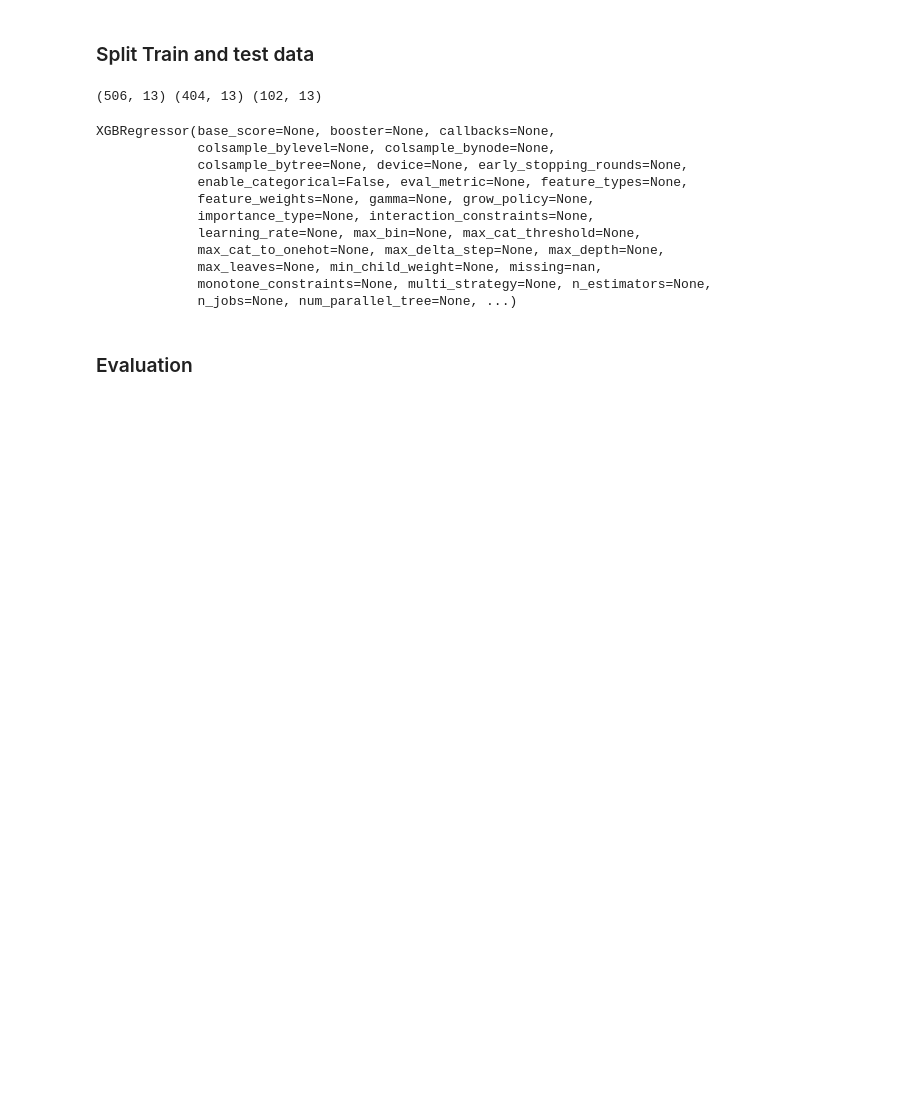
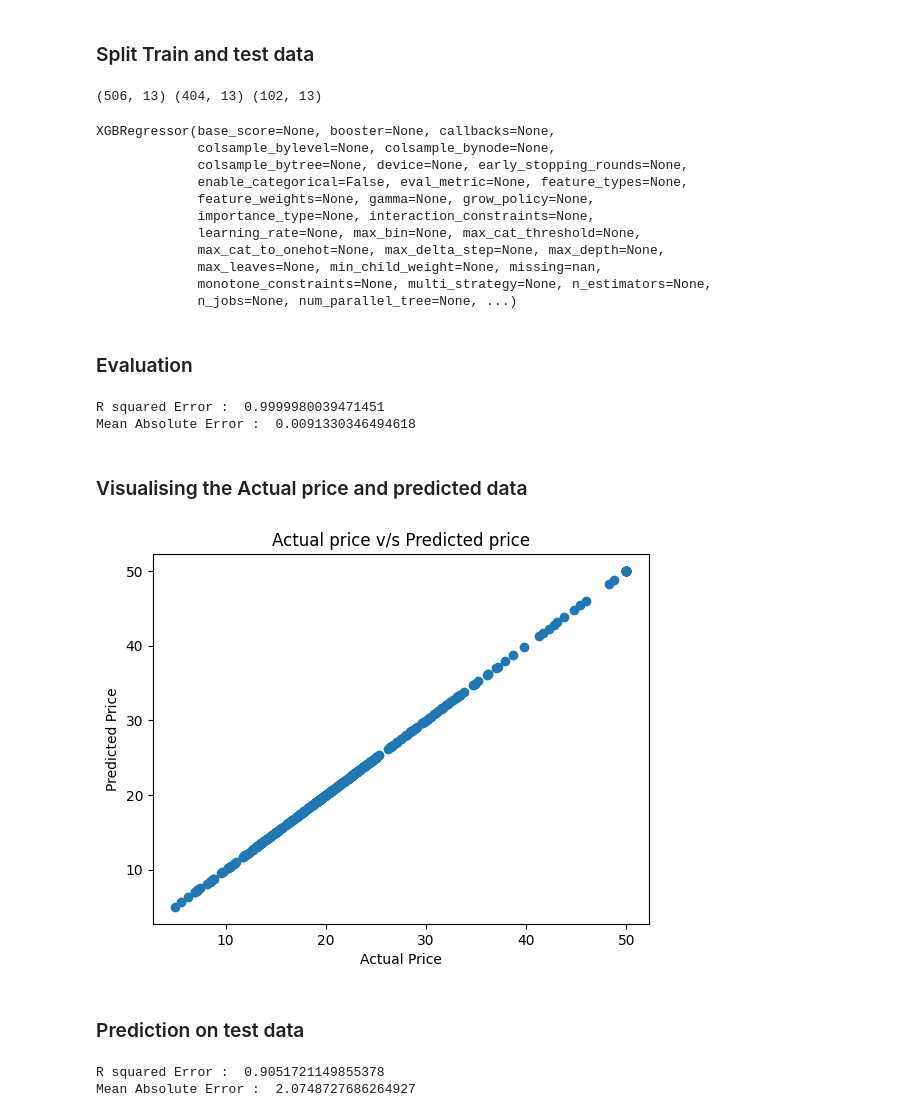
Before and after one commit to subhajitdas1999/zero-to-mastery-ml, a Jupyter notebook: 4_House_price prediction.ipynb, the cells around one changed output. Drawn from its saved outputs; the diff is of its cells as text; code cells hidden in the pictures; blank space fills up the shorter version.

Commit message:
completed model evaluation

```diff
--- a/4_House_price prediction.ipynb
+++ b/4_House_price prediction.ipynb
@@ -134,3 +134,30 @@ XGBRegressor(base_score=None, booster=None, callbacks=None,
              n_jobs=None, num_parallel_tree=None, ...)
 # %% [markdown]
 ### Evaluation
+# %%
+# Accuracy for prediction on tranning data
+tranning_data_prediction = model.predict(X_train)
+# %%
+# R Square Error
+score_1 = metrics.r2_score(Y_train,tranning_data_prediction)
+
+#Mean Abosolute Error
+score_2 = metrics.mean_absolute_error(Y_train,tranning_data_prediction)
+
+print("R squared Error : ",score_1)
+print("Mean Absolute Error : ",score_2)
+# %% [output]
+R squared Error :  0.9999980039471451
+Mean Absolute Error :  0.0091330346494618
+# %% [markdown]
+### Visualising the Actual price and predicted data
+# %%
+plt.scatter(Y_train,tranning_data_prediction)
+plt.xlabel("Actual Price")
+plt.ylabel("Predicted Price")
+plt.title("Actual price v/s Predicted price")
+plt.show()
+# %% [output]
+[figure, added]
+# %% [markdown]
+### Prediction on test data
@@ -136,0 +167,12 @@ XGBRegressor(base_score=None, booster=None, callbacks=None,
+# %%
+# R Square Error
+score_1 = metrics.r2_score(Y_test,test_data_prediction)
+
+#Mean Abosolute Error
+score_2 = metrics.mean_absolute_error(Y_test,test_data_prediction)
+
+print("R squared Error : ",score_1)
+print("Mean Absolute Error : ",score_2)
+# %% [output]
+R squared Error :  0.9051721149855378
+Mean Absolute Error :  2.0748727686264927
```
Also changed, not shown: parts of 2 cells of this notebook.
